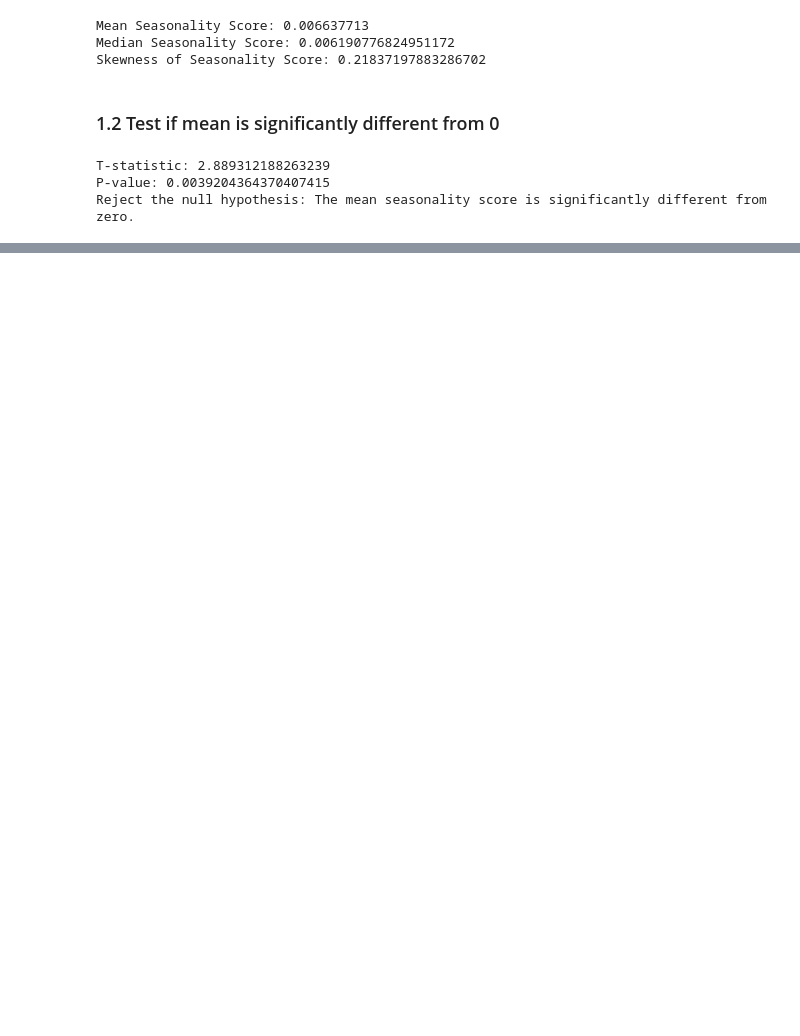
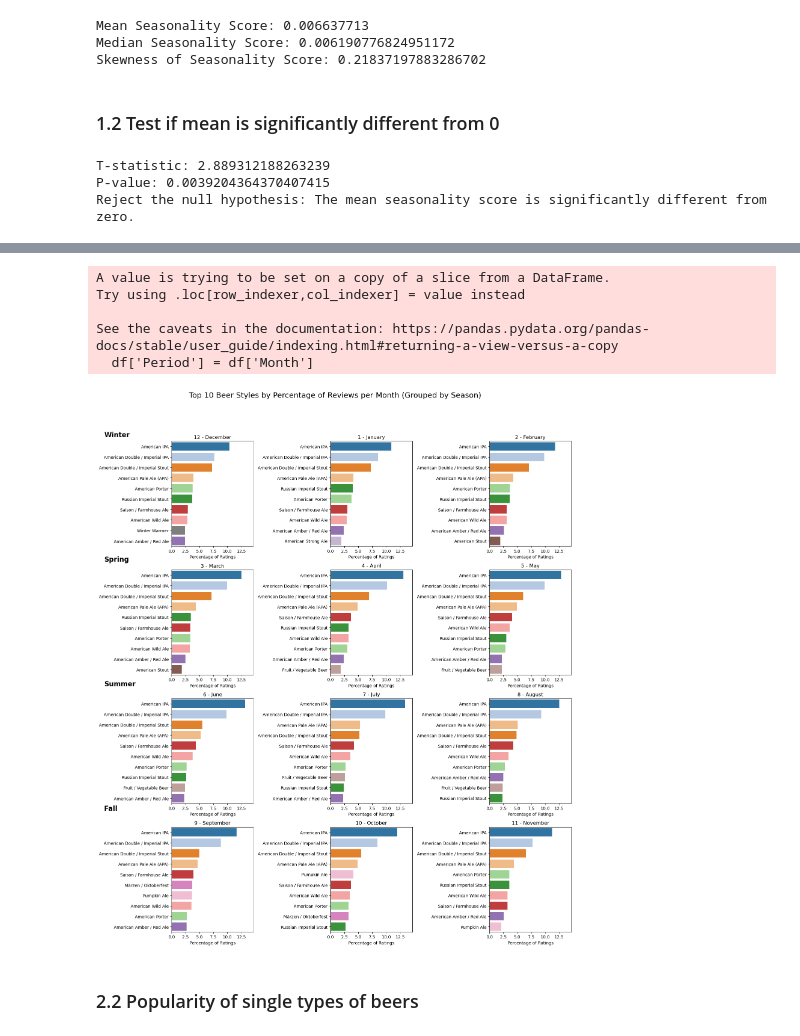
Before and after one commit to epfl-ada/ada-2024-project-leonardodatavinci, a Jupyter notebook: jeanne-notebook.ipynb, the cells around one changed output, grey strips where cells are left out. Saved outputs shown, nothing was run; the diff lists cells and outputs as text; code cells hidden in the pictures; blank space fills up the shorter version.

```diff
--- a/jeanne-notebook.ipynb
+++ b/jeanne-notebook.ipynb
@@ -251,0 +215,61 @@ https://www.kaggle.com/datasets/paultimothymooney/latitude-and-longitude-for-eve
+# %%
+# Get top 10 styles per month with percentages
+top_styles_per_month_percentage = helper.top_k_beer_styles_percentage(df = df_test, k = 10, group_by = 'Month')
+
+# Define the seasons and their corresponding months
+seasons = {
+    'Winter': [12, 1, 2],
+    'Spring': [3, 4, 5],
+    'Summer': [6, 7, 8],
+    'Fall': [9, 10, 11]
+}
+
+# Calculate a global maximum for the x-axis limit
+max_percentage = top_styles_per_month_percentage['percentage'].max()
+
+# Initialize the plot with a 4x3 grid of subplots
+fig, axes = plt.subplots(4, 3, figsize=(16, 18), constrained_layout=True)
+
+# Loop through each season and each month within the season
+for i, (season, months) in enumerate(seasons.items()):
+    # Add a large subtitle for the season on the left side
+    fig.text(0.02, 0.95 - i * 0.23, season, ha='left', fontsize=16, fontweight='bold', va='center')
+
+    for j, month in enumerate(months):
+        # Filter data for the specific month (using 'Month' instead of 'Period')
+        month_data = top_styles_per_month_percentage[top_styles_per_month_percentage['Month'] == month]
+
+        # Plot in the corresponding subplot
+        ax = axes[i, j]
+        sns.barplot(
+            data=month_data,
+            y='Style',
+            x='percentage',  # Use the 'percentage' column instead of 'rating_count'
+            palette=style_colors,  # Use the consistent color palette
+            ax=ax,
+            hue='Style',
+            legend=False
+        )
+
+        # Set the title and labels
+        ax.set_title(f"{month} - {pd.to_datetime(f'2023-{month:02d}-01').strftime('%B')}", fontsize=12)  # Display month name
+        ax.set_xlabel('Percentage of Ratings')
+        ax.set_ylabel('')  # Remove redundant y-axis label for cleaner look
+        ax.set_xlim(0, max_percentage * 1.1)  # Set a fixed x-axis limit for all plots
+
+        # Optional: Adjust y-axis ticks for readability
+        ax.tick_params(axis='y', labelsize=10)
+
+# Set the overall title and adjust layout
+plt.suptitle("Top 10 Beer Styles by Percentage of Reviews per Month (Grouped by Season)", fontsize=18, y=1.03)
+plt.tight_layout(rect=[0, 0, 1, 0.98])  # Adjust layout to fit the title and subtitles
+plt.show()
+# %% [output]
+A value is trying to be set on a copy of a slice from a DataFrame.
+Try using .loc[row_indexer,col_indexer] = value instead
+
+See the caveats in the documentation: https://pandas.pydata.org/pandas-docs/stable/user_guide/indexing.html#returning-a-view-versus-a-copy
+  df['Period'] = df['Month']
+[figure, added]
+# %% [markdown]
+### 2.2 Popularity of single types of beers
```
Also changed, not shown: parts of 20 cells of this notebook, 1 other file.
